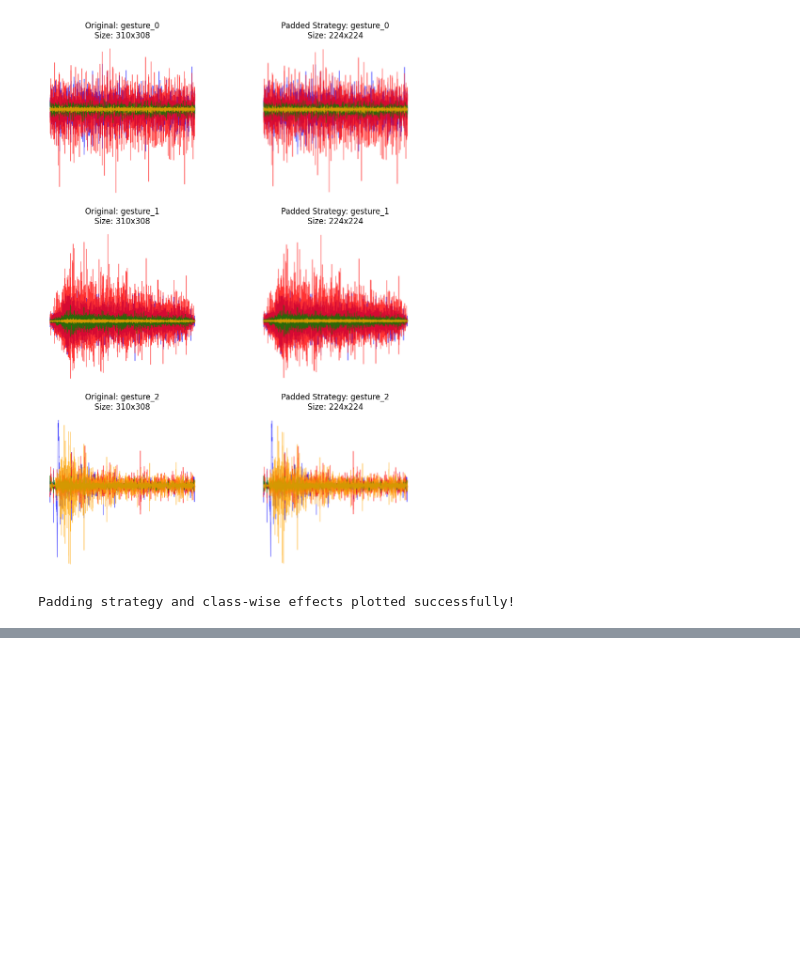
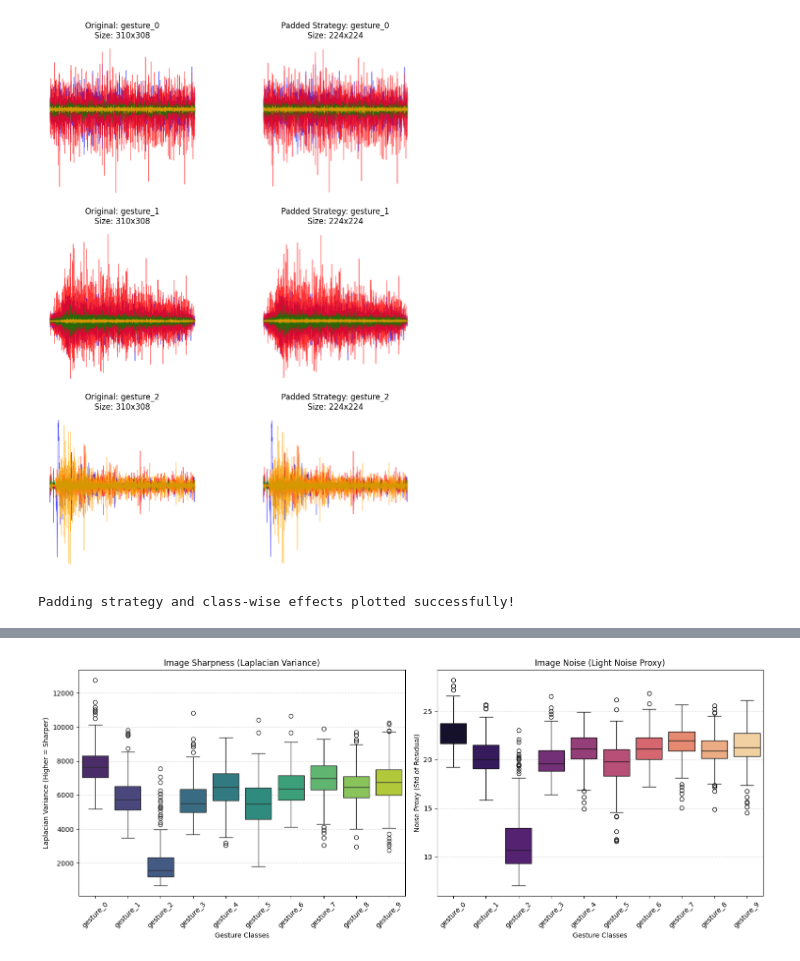
Before and after one commit to M-Jawad01/CSE_475, a Jupyter notebook: project_code/EDA.ipynb, the cells around one changed output, grey strips where cells are left out. Saved outputs shown, nothing was run; the diff lists cells and outputs as text; code cells hidden in the pictures; blank space fills up the shorter version.

Commit message:
added sharpness/noise using Laplacian variance and a light noise proxy

```diff
--- a/project_code/EDA.ipynb
+++ b/project_code/EDA.ipynb
@@ -566,0 +569,79 @@ Padding strategy and class-wise effects plotted successfully!
+# %%
+import cv2
+import os
+import numpy as np
+import pandas as pd
+import matplotlib.pyplot as plt
+import seaborn as sns
+
+dataset_dir = "/kaggle/working/sEMG_Signal_Plots"
+metrics_data = []
+
+print("Calculating sharpness and noise... Please wait.")
+
+# Iterate through each gesture class folder
+for class_name in os.listdir(dataset_dir):
+    class_dir = os.path.join(dataset_dir, class_name)
+    if not os.path.isdir(class_dir): continue
+
+    # Iterate through each image in the class folder
+    for img_name in os.listdir(class_dir):
+        img_path = os.path.join(class_dir, img_name)
+        img = cv2.imread(img_path)
+
+        if img is not None:
+            # Sharpness and noise are usually measured on grayscale images
+            gray = cv2.cvtColor(img, cv2.COLOR_BGR2GRAY)
+
+            # 1. Sharpness: Calculated using Laplacian Variance
+            # Measures the variance of the Laplacian (detects edges/focus)
+            laplacian_var = cv2.Laplacian(gray, cv2.CV_64F).var()
+
+            # 2. Light Noise Proxy: Standard deviation of the residual
+            # Residual is the difference between the original and a blurred version
+            blurred = cv2.GaussianBlur(gray, (5, 5), 0)
+            residual = cv2.absdiff(gray, blurred)
+            noise_proxy = np.std(residual)
+
+            # Append the calculated metrics to our list
+            metrics_data.append({
+                'class': class_name,
+                'sharpness': laplacian_var,
+                'noise': noise_proxy
+            })
+
+# Convert the collected data into a Pandas DataFrame
+df_metrics = pd.DataFrame(metrics_data)
+
+# Sort the gesture classes numerically (e.g., gesture_0, gesture_1, ...)
+df_metrics['class_num'] = df_metrics['class'].str.extract(r'(\d+)').astype(int)
+df_metrics = df_metrics.sort_values('class_num')
+
+# --- Plotting the Data ---
+plt.figure(figsize=(15, 6))
+
+# Plot 1: Sharpness Distribution (Laplacian Variance) Boxplot
+plt.subplot(1, 2, 1)
+sns.boxplot(data=df_metrics, x='class', y='sharpness', palette='viridis')
+plt.title('Image Sharpness (Laplacian Variance)')
+plt.xticks(rotation=45)
+plt.xlabel('Gesture Classes')
+plt.ylabel('Laplacian Variance (Higher = Sharper)')
+plt.grid(axis='y', linestyle='--', alpha=0.5)
+
+# Plot 2: Noise Proxy Distribution Boxplot
+plt.subplot(1, 2, 2)
+sns.boxplot(data=df_metrics, x='class', y='noise', palette='magma')
+plt.title('Image Noise (Light Noise Proxy)')
+plt.xticks(rotation=45)
+plt.xlabel('Gesture Classes')
+plt.ylabel('Noise Proxy (Std of Residual)')
+plt.grid(axis='y', linestyle='--', alpha=0.5)
+
+plt.tight_layout()
+# Save the plot as an image file
+plt.savefig('/kaggle/working/Sharpness_Noise_Distribution.png')
+plt.show()
+
+print("Sharpness and noise proxy successfully measured and plotted!")
+# %% [output]
@@ -566,0 +656 @@ Padding strategy and class-wise effects plotted successfully!
+[figure, added]
```
Also changed, not shown: parts of 3 cells of this notebook.
